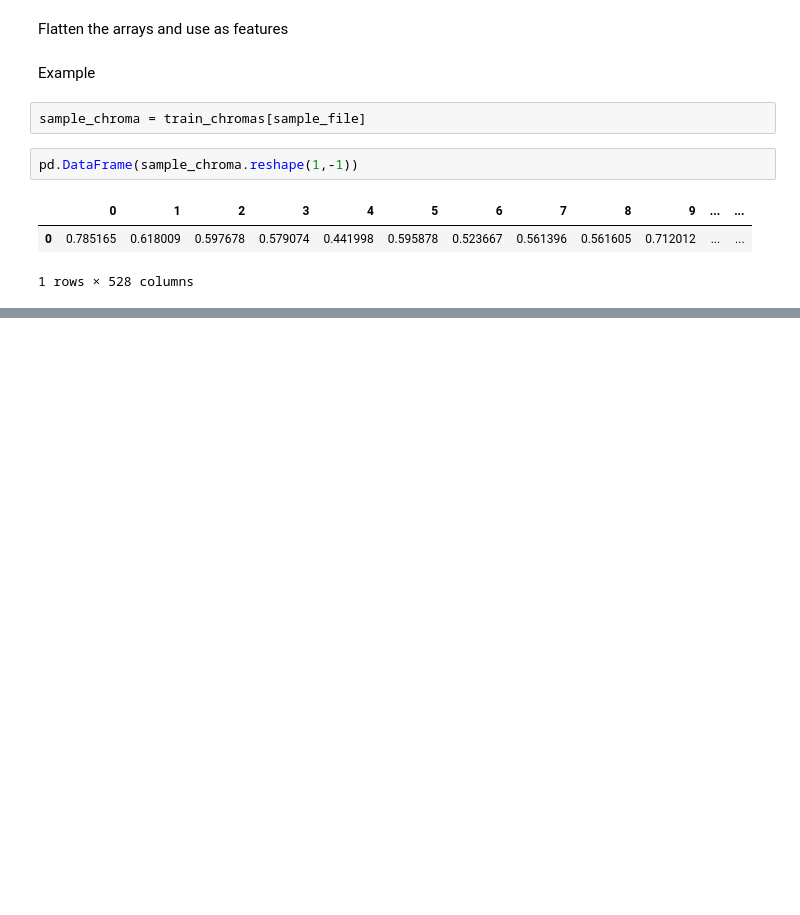
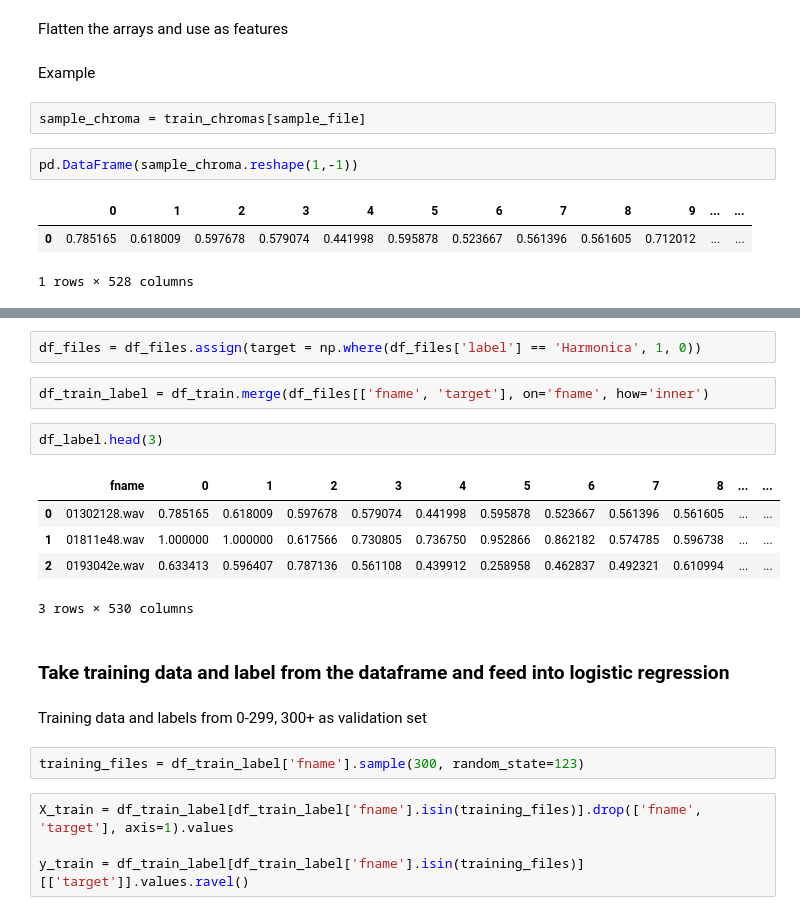
Before and after one commit to SummitML/kaggle-audio-tagging, a Jupyter notebook: notebooks/chang/1.3-first-scikit-logistic-regression.ipynb, the cells around one changed output, grey strips where cells are left out. Cells and saved outputs as stored; diff of their text form; blank space fills up the shorter version.

```diff
--- a/notebooks/chang/1.3-first-scikit-logistic-regression.ipynb
+++ b/notebooks/chang/1.3-first-scikit-logistic-regression.ipynb
@@ -138,0 +162,22 @@ pd.DataFrame(sample_chroma.reshape(1,-1))
+# %%
+df_files = df_files.assign(target = np.where(df_files['label'] == 'Harmonica', 1, 0))
+# %%
+df_train_label = df_train.merge(df_files[['fname', 'target'], on='fname', how='inner')
+# %%
+df_label.head(3)
+# %% [output]
+|  | fname | 0 | 1 | 2 | 3 | 4 | 5 | 6 | 7 | 8 | ... | ... |
+| 0 | 01302128.wav | 0.785165 | 0.618009 | 0.597678 | 0.579074 | 0.441998 | 0.595878 | 0.523667 | 0.561396 | 0.561605 | ... | ... |
+| 1 | 01811e48.wav | 1.000000 | 1.000000 | 0.617566 | 0.730805 | 0.736750 | 0.952866 | 0.862182 | 0.574785 | 0.596738 | ... | ... |
+| 2 | 0193042e.wav | 0.633413 | 0.596407 | 0.787136 | 0.561108 | 0.439912 | 0.258958 | 0.462837 | 0.492321 | 0.610994 | ... | ... |
+3 rows × 530 columns
+# %% [markdown]
+### Take training data and label from the dataframe and feed into logistic regression
+# %% [markdown]
+Training data and labels from 0-299, 300+ as validation set
+# %%
+training_files = df_train_label['fname'].sample(300, random_state=123)
+# %%
+X_train = df_train_label[df_train_label['fname'].isin(training_files)].drop(['fname', 'target'], axis=1).values
+
+y_train = df_train_label[df_train_label['fname'].isin(training_files)][['target']].values.ravel()
```
Also changed, not shown: parts of 21 cells of this notebook.
